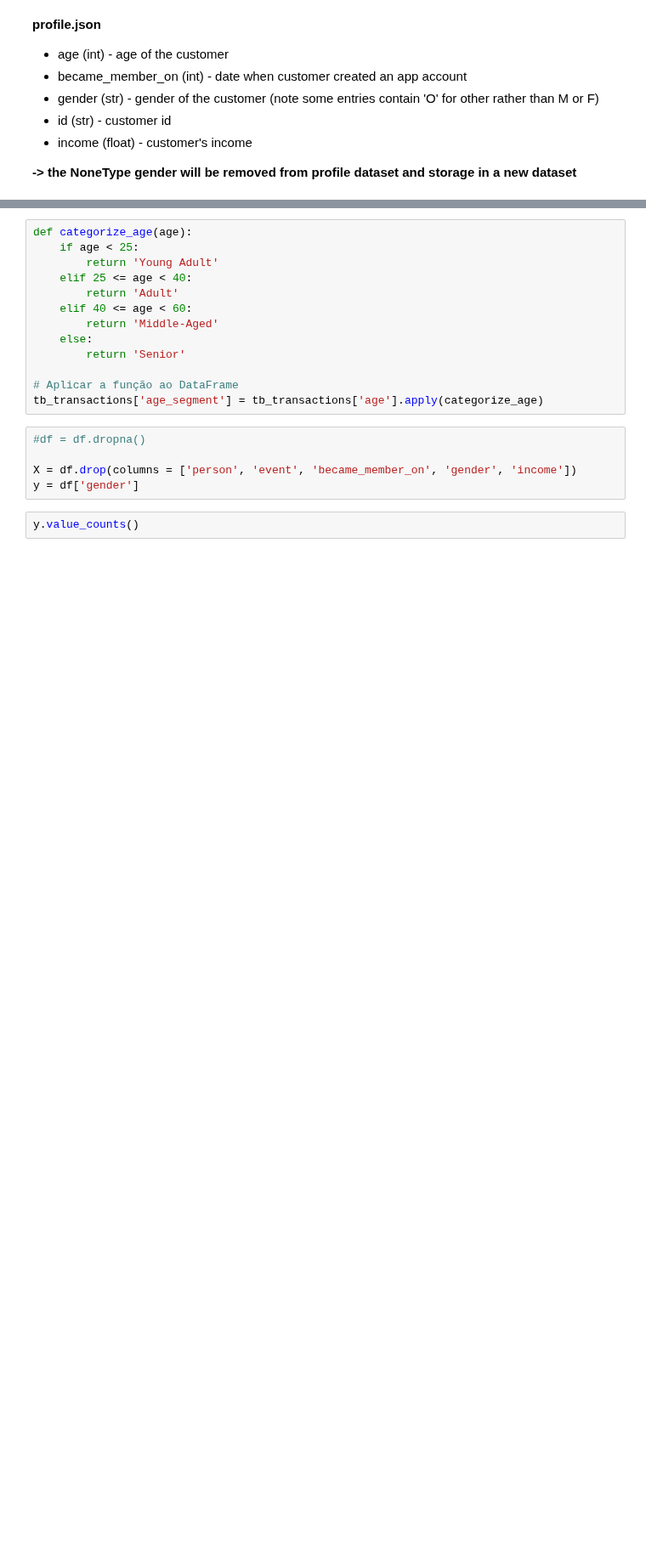
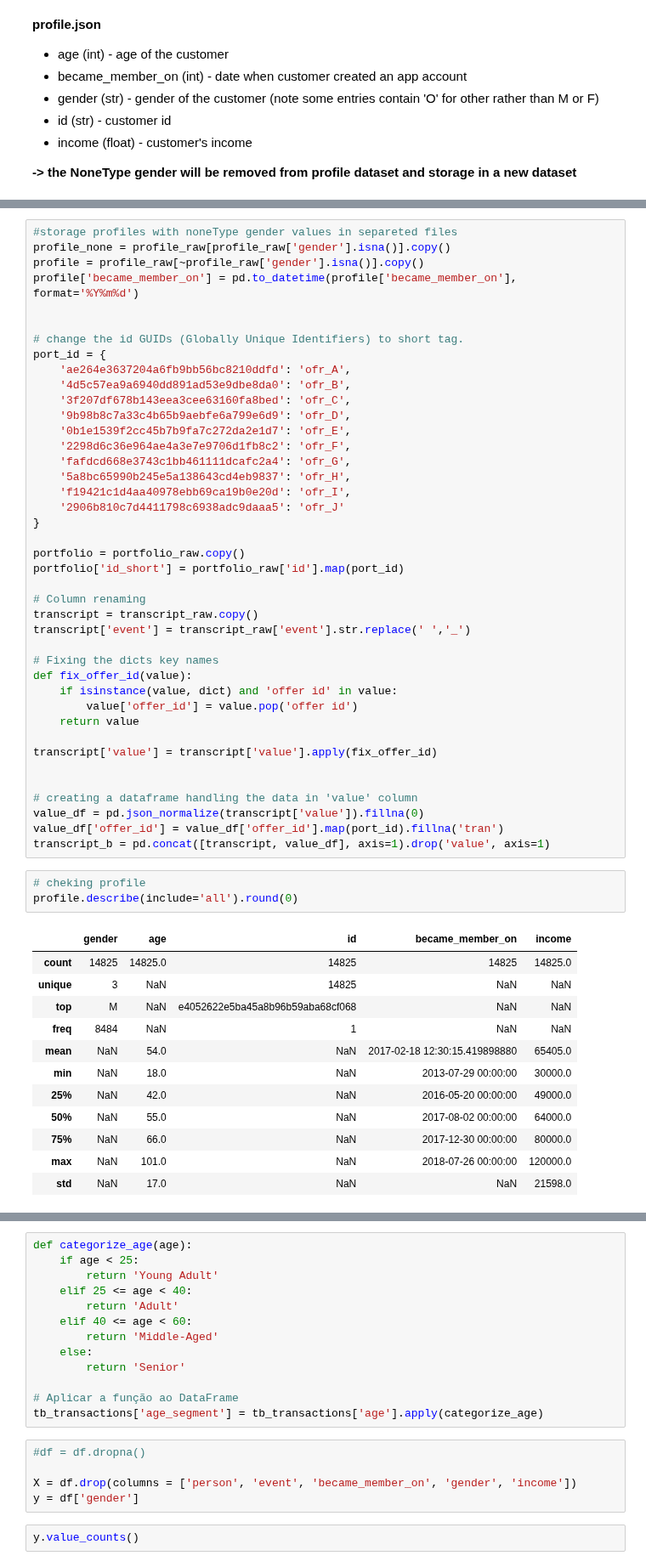
Before and after one commit to Niltonjuniorphd/Starbucks_project, a Jupyter notebook: Starbucks_Capstone_notebook.ipynb, the cells around one changed output, grey strips where cells are left out. Shown at 85% size. Cells and saved outputs as stored; diff of their text form; blank space fills up the shorter version.

```diff
--- a/Starbucks_Capstone_notebook.ipynb
+++ b/Starbucks_Capstone_notebook.ipynb
@@ -131,2 +299,59 @@ profile.head()
+# %%
+#storage profiles with noneType gender values in separeted files
+profile_none = profile_raw[profile_raw['gender'].isna()].copy()
+profile = profile_raw[~profile_raw['gender'].isna()].copy()
+profile['became_member_on'] = pd.to_datetime(profile['became_member_on'], format='%Y%m%d')
+
+
+# change the id GUIDs (Globally Unique Identifiers) to short tag.
+port_id = {
+    'ae264e3637204a6fb9bb56bc8210ddfd': 'ofr_A',
+    '4d5c57ea9a6940dd891ad53e9dbe8da0': 'ofr_B',
+    '3f207df678b143eea3cee63160fa8bed': 'ofr_C',
+    '9b98b8c7a33c4b65b9aebfe6a799e6d9': 'ofr_D',
+    '0b1e1539f2cc45b7b9fa7c272da2e1d7': 'ofr_E',
+    '2298d6c36e964ae4a3e7e9706d1fb8c2': 'ofr_F',
+    'fafdcd668e3743c1bb461111dcafc2a4': 'ofr_G',
+    '5a8bc65990b245e5a138643cd4eb9837': 'ofr_H',
+    'f19421c1d4aa40978ebb69ca19b0e20d': 'ofr_I',
+    '2906b810c7d4411798c6938adc9daaa5': 'ofr_J'
+}
+
+portfolio = portfolio_raw.copy()
+portfolio['id_short'] = portfolio_raw['id'].map(port_id)
+
+# Column renaming
+transcript = transcript_raw.copy()
+transcript['event'] = transcript_raw['event'].str.replace(' ','_')
+
+# Fixing the dicts key names
+def fix_offer_id(value):
+    if isinstance(value, dict) and 'offer id' in value:
+        value['offer_id'] = value.pop('offer id')
+    return value
+
+transcript['value'] = transcript['value'].apply(fix_offer_id)
+
+
+# creating a dataframe handling the data in 'value' column
+value_df = pd.json_normalize(transcript['value']).fillna(0)
+value_df['offer_id'] = value_df['offer_id'].map(port_id).fillna('tran')
+transcript_b = pd.concat([transcript, value_df], axis=1).drop('value', axis=1)
+# %%
+# cheking profile
+profile.describe(include='all').round(0)
+# %% [output]
+|  | gender | age | id | became_member_on | income |
+| count | 14825 | 14825.0 | 14825 | 14825 | 14825.0 |
+| unique | 3 | NaN | 14825 | NaN | NaN |
+| top | M | NaN | e4052622e5ba45a8b96b59aba68cf068 | NaN | NaN |
+| freq | 8484 | NaN | 1 | NaN | NaN |
+| mean | NaN | 54.0 | NaN | 2017-02-18 12:30:15.419898880 | 65405.0 |
+| min | NaN | 18.0 | NaN | 2013-07-29 00:00:00 | 30000.0 |
+| 25% | NaN | 42.0 | NaN | 2016-05-20 00:00:00 | 49000.0 |
+| 50% | NaN | 55.0 | NaN | 2017-08-02 00:00:00 | 64000.0 |
+| 75% | NaN | 66.0 | NaN | 2017-12-30 00:00:00 | 80000.0 |
+| max | NaN | 101.0 | NaN | 2018-07-26 00:00:00 | 120000.0 |
+| std | NaN | 17.0 | NaN | NaN | 21598.0 |
 # %%
 profile.info()
```
Also changed, not shown: parts of 59 cells of this notebook.
